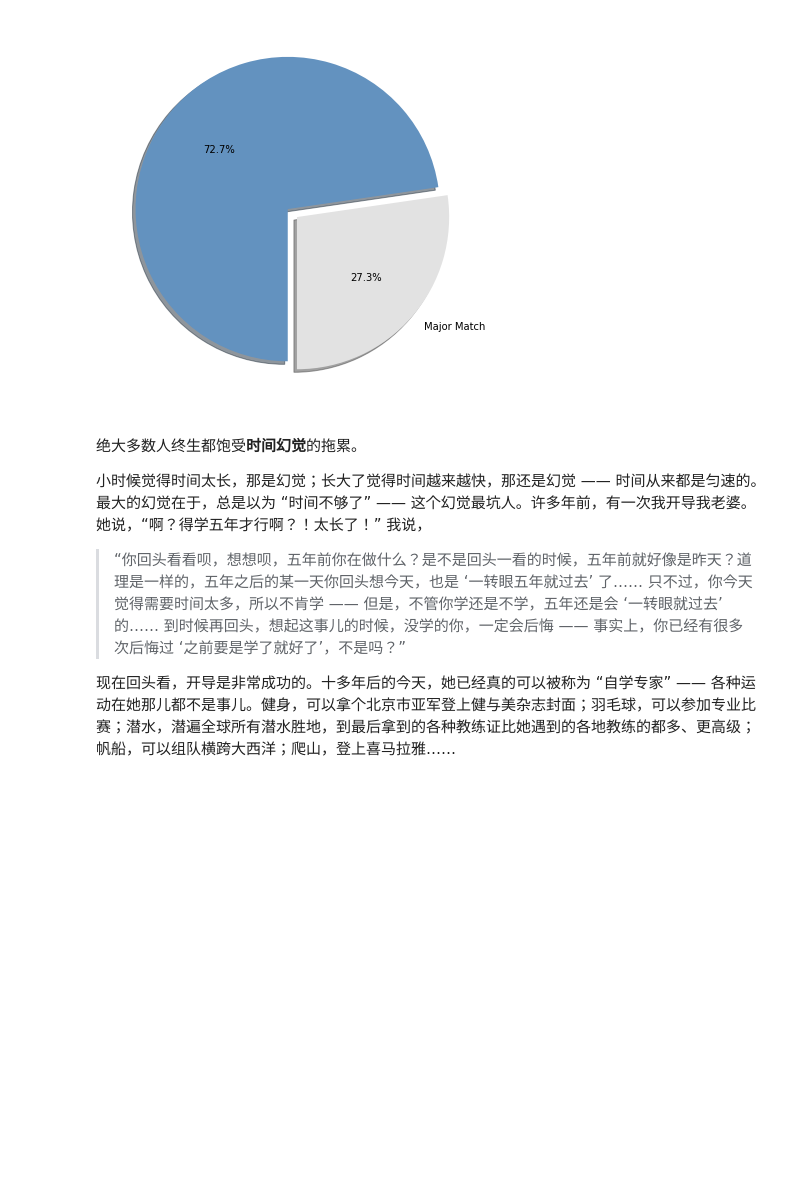
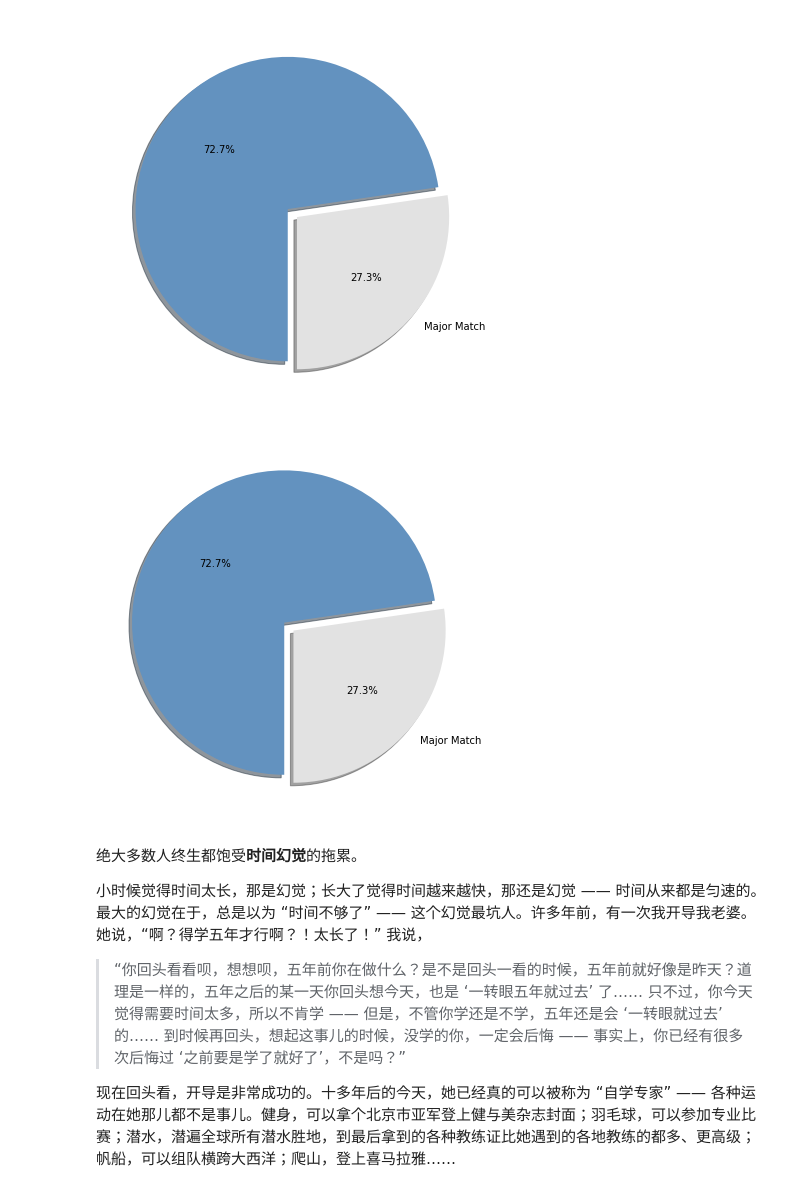
Before and after one commit to selfteaching/the-craft-of-selfteaching, a Jupyter notebook: Part.1.A.better.teachyourself.ipynb, the cells around one changed output. Cells and saved outputs as stored; diff of their text form; code cells hidden in the pictures; blank space fills up the shorter version.

```diff
--- a/Part.1.A.better.teachyourself.ipynb
+++ b/Part.1.A.better.teachyourself.ipynb
@@ -128,6 +172,26 @@ plt.show()
 # https://libertystreeteconomics.newyorkfed.org/2013/05/do-big-cities-help-college-graduates-find-better-jobs.html
 # %% [output]
 [figure]
+# %%
+# 手敲一遍
+import matplotlib.pyplot as plt
+
+labels = ['Major Match', '']
+sizes = [273, 727]
+colors = ['#E2E2E2', '#6392BF']
+explode = (0, 0.08)
+plt.figure(figsize=(7,7))
+plt.pie(sizes,
+        labels=labels,
+        explode=explode,
+        autopct='%1.1f%%',
+        colors=colors,
+        startangle=270,
+        shadow=True
+       ) # startangle:控制饼图角度方向 |  shadow:阴影 | autopct:百分比数据显示在图中 | explode：饼图分离
+plt.show()
+# %% [output]
+[figure, added]
 # %% [markdown]
 绝大多数人终生都饱受**时间幻觉**的拖累。
 
```
Also changed, not shown: parts of 5 cells of this notebook, 2 other files.
